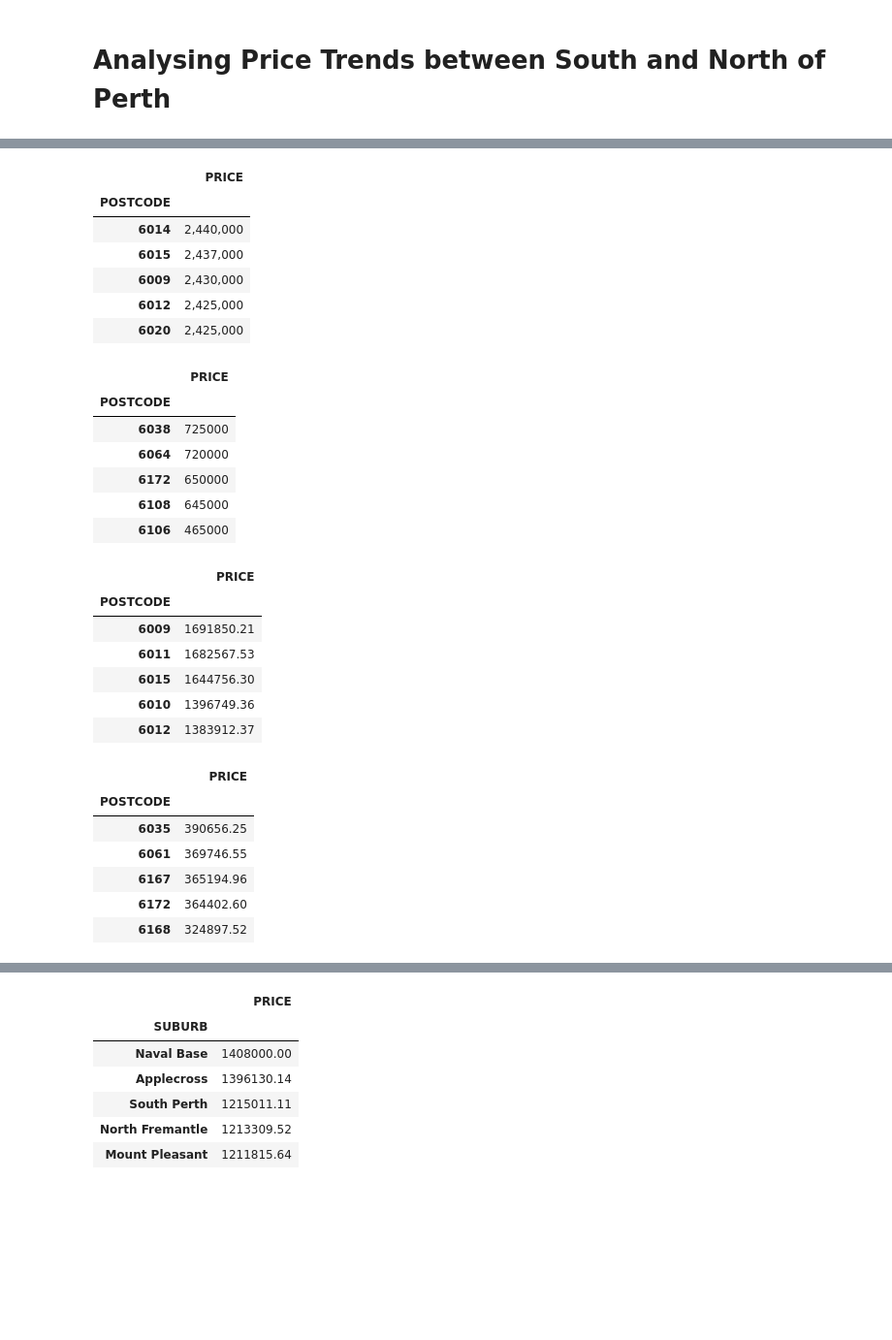
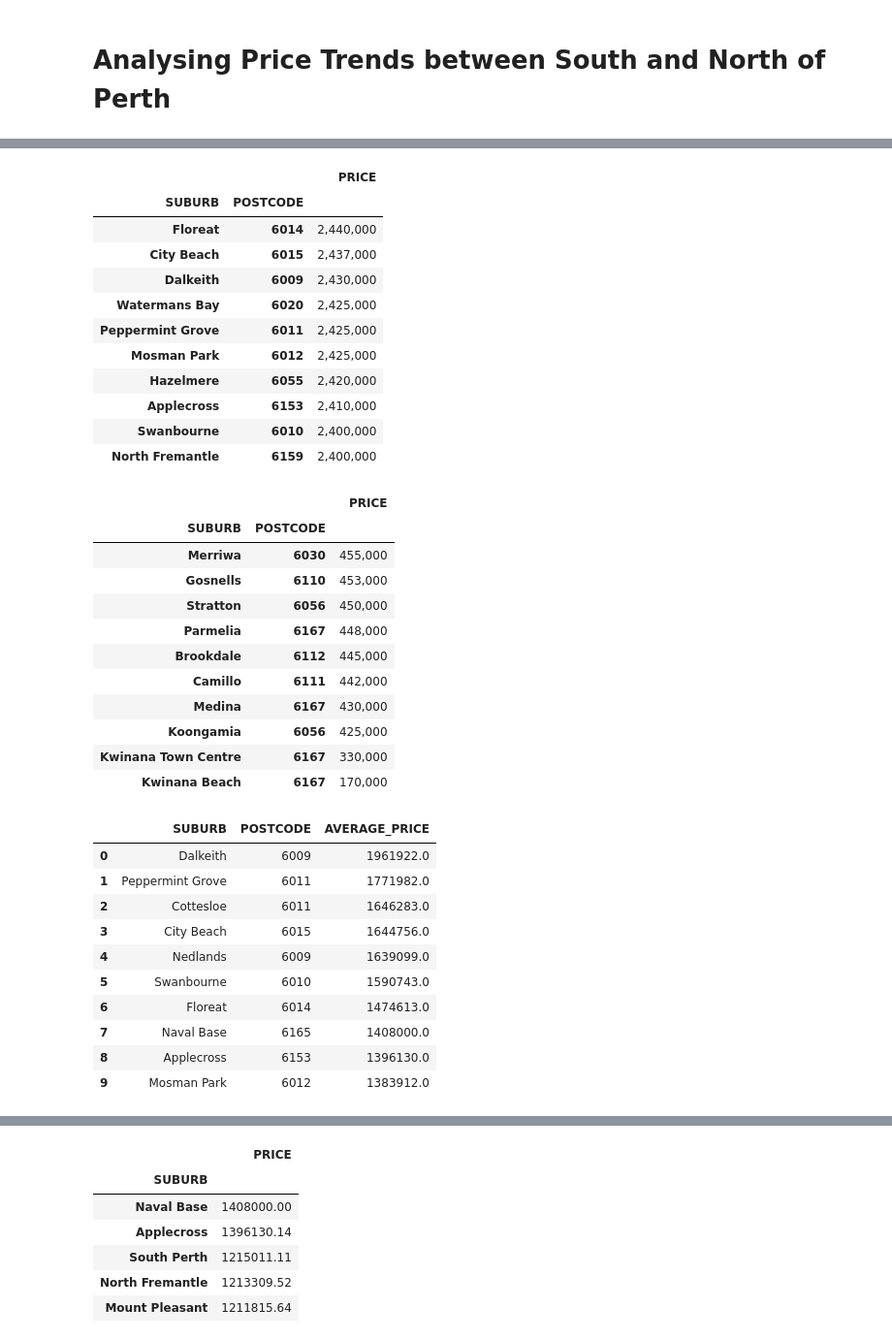
Before and after one commit to KavishNaran/Perth-Housing-Analysis, a Jupyter notebook: South and North Analysis.ipynb, the cells around one changed output, grey strips where cells are left out. Shown: that part at 97% size. Cells and saved outputs as stored; diff of their text form; code cells hidden in the pictures; blank space fills up the shorter version.

```diff
--- a/South and North Analysis.ipynb
+++ b/South and North Analysis.ipynb
@@ -23,7 +40,7 @@ perth_housing_data.head()
 perth_housing_data['DATE_SOLD'] = pd.to_datetime(perth_housing_data['DATE_SOLD'])
 # %%
 # Find the highest prices by postcode.
-max_price_postcode = pd.DataFrame(perth_housing_data.groupby(['POSTCODE'])['PRICE'].max())
+max_price_postcode = pd.DataFrame(perth_housing_data.groupby(['SUBURB','POSTCODE'])['PRICE'].max())
 sorted_prices = pd.DataFrame(max_price_postcode['PRICE'].sort_values(ascending=False))
 # %%
 # Top 10 Postcodes by Highest Prices
@@ -31,24 +48,34 @@ sorted_prices['PRICE'] = pd.to_numeric(sorted_prices['PRICE'])
 sorted_prices['PRICE'] = sorted_prices['PRICE'].map('{:,.0f}'.format)
 # %%
 # Top 10 - Most expensive house in the top 10 postcodes
-sorted_prices.head()
+sorted_prices.head(10)
 # %% [output]
-|  | PRICE |
-| POSTCODE |  |
-| 6014 | 2,440,000 |
-| 6015 | 2,437,000 |
-| 6009 | 2,430,000 |
-| 6012 | 2,425,000 |
-| 6020 | 2,425,000 |
+|  |  | PRICE |
+| SUBURB | POSTCODE |  |
+| Floreat | 6014 | 2,440,000 |
+| City Beach | 6015 | 2,437,000 |
+| Dalkeith | 6009 | 2,430,000 |
+| Watermans Bay | 6020 | 2,425,000 |
+| Peppermint Grove | 6011 | 2,425,000 |
+| Mosman Park | 6012 | 2,425,000 |
+| Hazelmere | 6055 | 2,420,000 |
+| Applecross | 6153 | 2,410,000 |
+| Swanbourne | 6010 | 2,400,000 |
+| North Fremantle | 6159 | 2,400,000 |
 # %%
 #Bottom 10 - Most expensive house in the bottom 10 postcodes
-sorted_prices.tail()
+sorted_prices.tail(10)
 # %% [output]
-|  | PRICE |
-| POSTCODE |  |
-| 6038 | 725000 |
-| 6064 | 720000 |
-| 6172 | 650000 |
-| 6108 | 645000 |
-| 6106 | 465000 |
+|  |  | PRICE |
+| SUBURB | POSTCODE |  |
+| Merriwa | 6030 | 455,000 |
+| Gosnells | 6110 | 453,000 |
+| Stratton | 6056 | 450,000 |
+| Parmelia | 6167 | 448,000 |
+| Brookdale | 6112 | 445,000 |
+| Camillo | 6111 | 442,000 |
+| Medina | 6167 | 430,000 |
+| Koongamia | 6056 | 425,000 |
+| Kwinana Town Centre | 6167 | 330,000 |
+| Kwinana Beach | 6167 | 170,000 |
 # %%
@@ -58,20 +85,0 @@ average_prices = pd.DataFrame(average_prices['PRICE'].sort_values(ascending=Fals
-# %%
-average_prices.head()
-# %% [output]
-|  | PRICE |
-| POSTCODE |  |
-| 6009 | 1691850.21 |
-| 6011 | 1682567.53 |
-| 6015 | 1644756.30 |
-| 6010 | 1396749.36 |
-| 6012 | 1383912.37 |
-# %%
-average_prices.tail()
-# %% [output]
-|  | PRICE |
-| POSTCODE |  |
-| 6035 | 390656.25 |
-| 6061 | 369746.55 |
-| 6167 | 365194.96 |
-| 6172 | 364402.60 |
-| 6168 | 324897.52 |
@@ -77,0 +92,14 @@ average_prices.tail()
+# %%
+average_prices.head(10)
+# %% [output]
+|  | SUBURB | POSTCODE | AVERAGE_PRICE |
+| 0 | Dalkeith | 6009 | 1961922.0 |
+| 1 | Peppermint Grove | 6011 | 1771982.0 |
+| 2 | Cottesloe | 6011 | 1646283.0 |
+| 3 | City Beach | 6015 | 1644756.0 |
+| 4 | Nedlands | 6009 | 1639099.0 |
+| 5 | Swanbourne | 6010 | 1590743.0 |
+| 6 | Floreat | 6014 | 1474613.0 |
+| 7 | Naval Base | 6165 | 1408000.0 |
+| 8 | Applecross | 6153 | 1396130.0 |
+| 9 | Mosman Park | 6012 | 1383912.0 |
```
Also changed, not shown: parts of 24 cells of this notebook, 9 other files.
